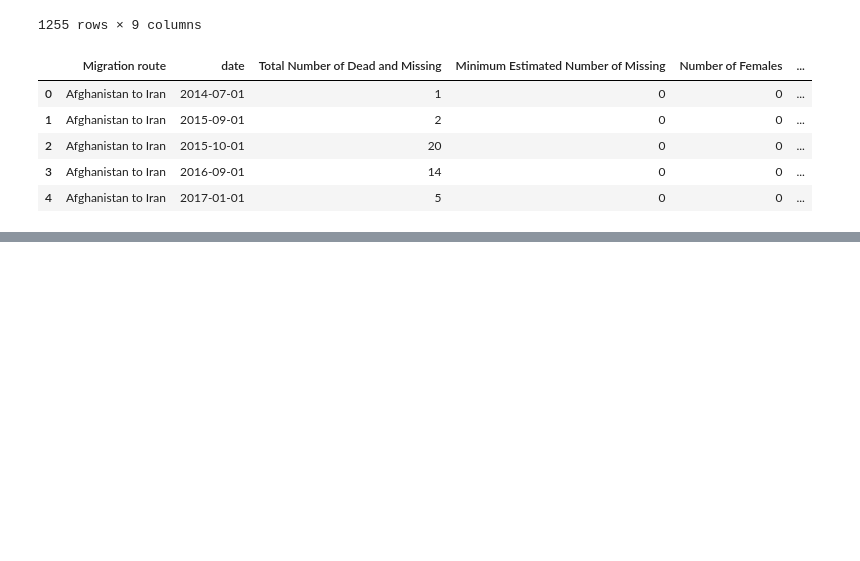
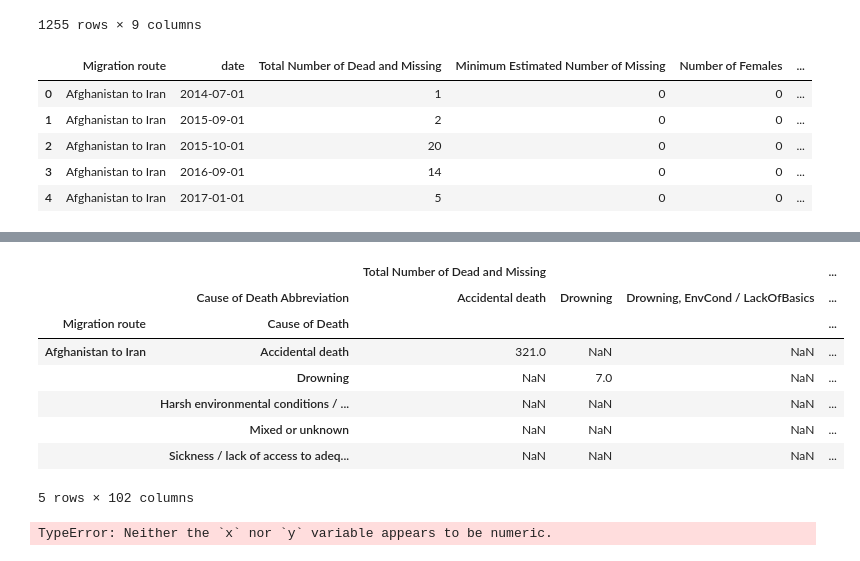
Before and after one commit to citlali-trigos-raczkowski/migrant-data-visualization, a Jupyter notebook: exploration/SebasExploration.ipynb, the cells around one changed output, grey strips where cells are left out. Saved outputs shown, nothing was run; the diff lists cells and outputs as text; code cells hidden in the pictures; blank space fills up the shorter version.

```diff
--- a/exploration/SebasExploration.ipynb
+++ b/exploration/SebasExploration.ipynb
@@ -1062,4 +1062,4 @@ df3.head()
 | 3 | Afghanistan to Iran | 2016-09-01 | 14 | 0 | 0 | ... |
 | 4 | Afghanistan to Iran | 2017-01-01 | 5 | 0 | 0 | ... |
 # %%
-df.groupby(['Migration route','Cause of Death','Cause of Death Abbreviation'])[['Total Number of Dead and Missing','Minimum Estimated Number of Missing','Number of Females', 'Number of Males', 'Number of Children','Number of Survivors']].sum().reset_index(name='Total Number of Dead and Missing')
+df3 = df.groupby(['Migration route','Cause of Death','Cause of Death Abbreviation'])[['Total Number of Dead and Missing','Minimum Estimated Number of Missing','Number of Females', 'Number of Males', 'Number of Children','Number of Survivors']].agg(pd.Series.sum).reset_index()
@@ -1079,0 +1080,12 @@ df.groupby(['Migration route','Cause of Death','Cause of Death Abbreviation'])[[
+# %%
+df3.head()
+# %% [output]
+|  |  | Total Number of Dead and Missing |  |  | ... |
+|  | Cause of Death Abbreviation | Accidental death | Drowning | Drowning, EnvCond / LackOfBasics | ... |
+| Migration route | Cause of Death |  |  |  | ... |
+| Afghanistan to Iran | Accidental death | 321.0 | NaN | NaN | ... |
+|  | Drowning | NaN | 7.0 | NaN | ... |
+|  | Harsh environmental conditions / ... | NaN | NaN | NaN | ... |
+|  | Mixed or unknown | NaN | NaN | NaN | ... |
+|  | Sickness / lack of access to adeq... | NaN | NaN | NaN | ... |
+5 rows × 102 columns
@@ -1079,0 +1104,4 @@ df.groupby(['Migration route','Cause of Death','Cause of Death Abbreviation'])[[
+# %%
+plot_deaths_cause('Eastern Mediterranean',['Violence'],df3)
+# %% [output]
+TypeError: Neither the `x` nor `y` variable appears to be numeric.
```
Also changed, not shown: parts of 3 cells of this notebook.
